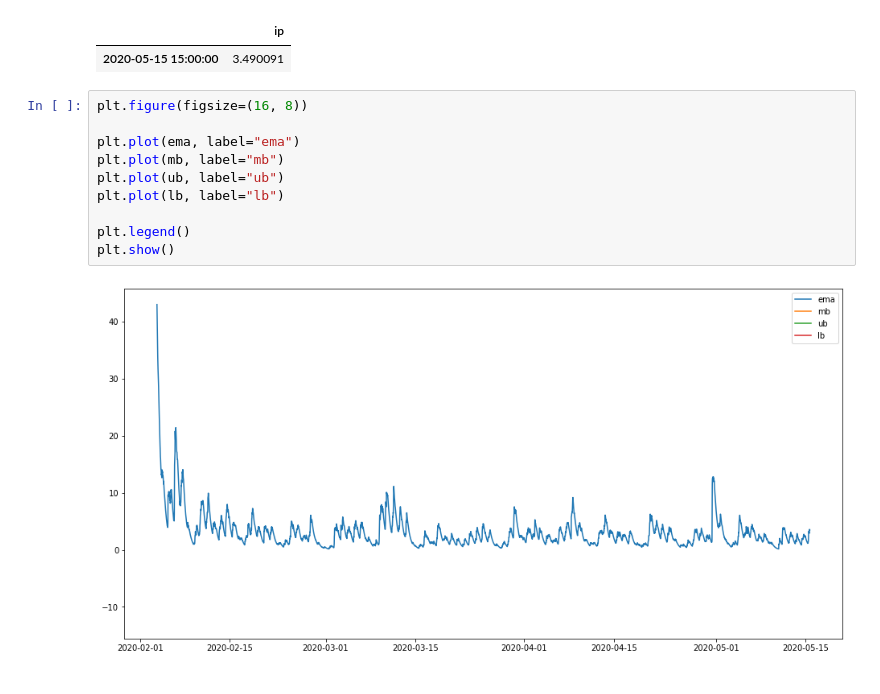
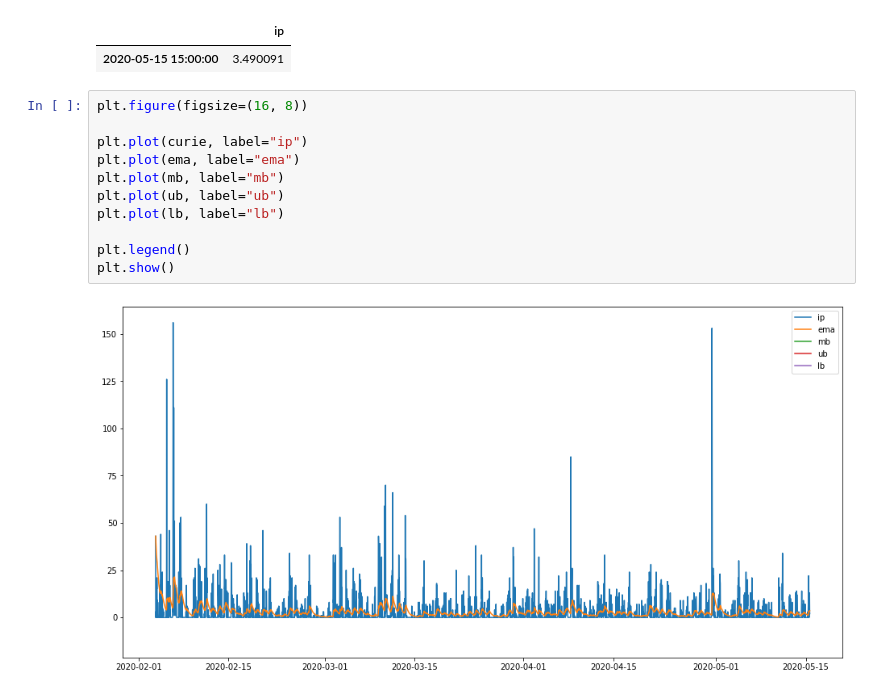
Before and after one commit to aleclhartman/anomaly_detection, a Jupyter notebook: time_series_anomaly_detection.ipynb, the cells around one changed output. Cells and saved outputs as stored; diff of their text form.

```diff
--- a/time_series_anomaly_detection.ipynb
+++ b/time_series_anomaly_detection.ipynb
@@ -406,12 +406,13 @@ ema["2020-05-15 15:00:00":]
 # %%
 plt.figure(figsize=(16, 8))
 
+plt.plot(curie, label="ip")
 plt.plot(ema, label="ema")
 plt.plot(mb, label="mb")
 plt.plot(ub, label="ub")
 plt.plot(lb, label="lb")
 
 plt.legend()
 plt.show()
 # %% [output]
-[figure, old version]
+[figure, new version]
```
Also changed, not shown: parts of 1 cell of this notebook, 2 other files.
